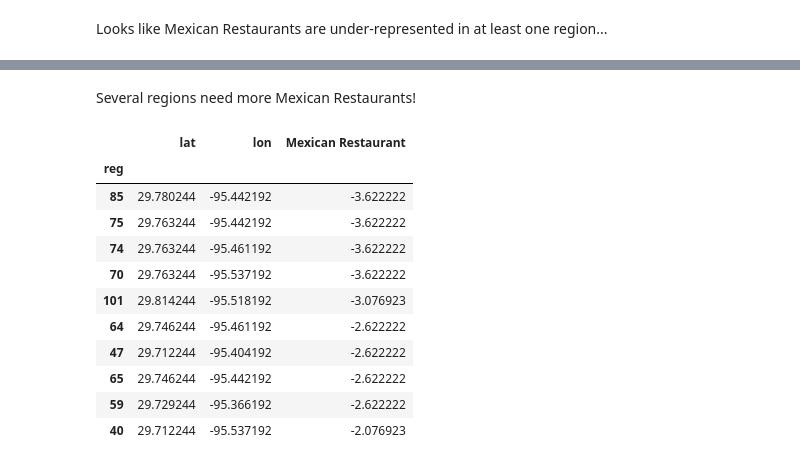
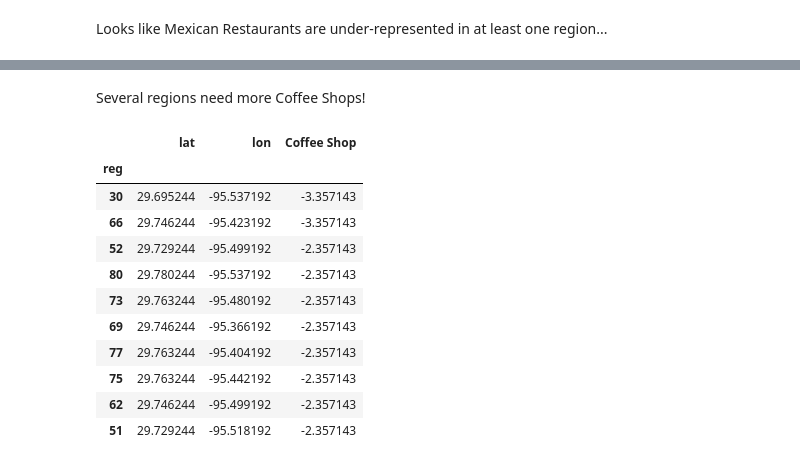
Before and after one commit to mehlmanmichael/Coursera_Capstone, a Jupyter notebook: Week4.ipynb, the cells around one changed output, grey strips where cells are left out. Saved outputs shown, nothing was run; the diff lists cells and outputs as text; code cells hidden in the pictures.

```diff
--- a/Week4.ipynb
+++ b/Week4.ipynb
@@ -263,18 +299,18 @@ Burger Joint           -1.977778
 Name: min, dtype: float64
 # %% [markdown]
-Several regions need more Mexican Restaurants!
+Several regions need more Coffee Shops!
 # %%
-v_rep[['lat', 'lon', 'Mexican Restaurant']].sort_values('Mexican Restaurant', ascending=True).head(10)
+v_rep[['lat', 'lon', 'Coffee Shop']].sort_values('Coffee Shop', ascending=True).head(10)
 # %% [output]
-|  | lat | lon | Mexican Restaurant |
+|  | lat | lon | Coffee Shop |
 | reg |  |  |  |
-| 85 | 29.780244 | -95.442192 | -3.622222 |
-| 75 | 29.763244 | -95.442192 | -3.622222 |
-| 74 | 29.763244 | -95.461192 | -3.622222 |
-| 70 | 29.763244 | -95.537192 | -3.622222 |
-| 101 | 29.814244 | -95.518192 | -3.076923 |
-| 64 | 29.746244 | -95.461192 | -2.622222 |
-| 47 | 29.712244 | -95.404192 | -2.622222 |
-| 65 | 29.746244 | -95.442192 | -2.622222 |
-| 59 | 29.729244 | -95.366192 | -2.622222 |
-| 40 | 29.712244 | -95.537192 | -2.076923 |
+| 30 | 29.695244 | -95.537192 | -3.357143 |
+| 66 | 29.746244 | -95.423192 | -3.357143 |
+| 52 | 29.729244 | -95.499192 | -2.357143 |
+| 80 | 29.780244 | -95.537192 | -2.357143 |
+| 73 | 29.763244 | -95.480192 | -2.357143 |
+| 69 | 29.746244 | -95.366192 | -2.357143 |
+| 77 | 29.763244 | -95.404192 | -2.357143 |
+| 75 | 29.763244 | -95.442192 | -2.357143 |
+| 62 | 29.746244 | -95.499192 | -2.357143 |
+| 51 | 29.729244 | -95.518192 | -2.357143 |
```
Also changed, not shown: parts of 10 cells of this notebook.
